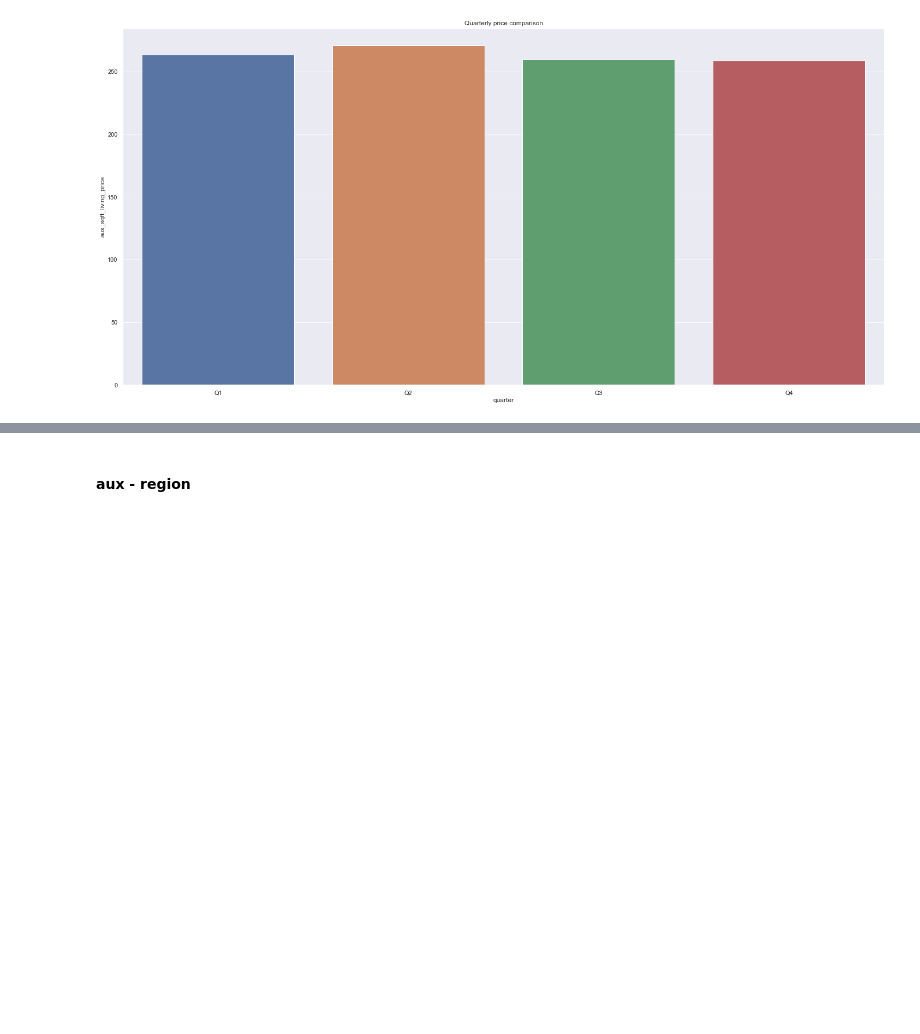
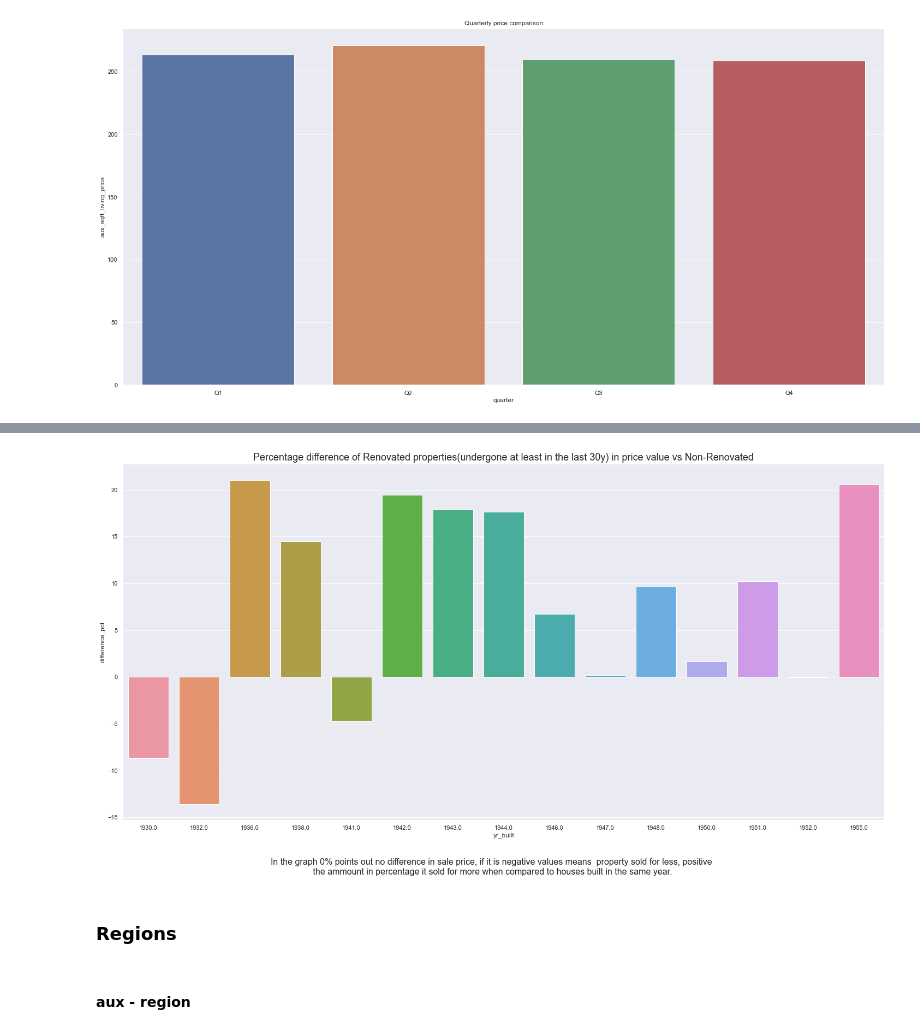
Before and after one commit to fusaa/house-dashboard, a Jupyter notebook: 0 - king county.ipynb, the cells around one changed output, grey strips where cells are left out. Saved outputs shown, nothing was run; the diff lists cells and outputs as text; code cells hidden in the pictures; blank space fills up the shorter version.

```diff
--- a/0 - king county.ipynb
+++ b/0 - king county.ipynb
@@ -500,0 +501,29 @@ plt.title('Quarterly price comparison');
+# %%
+# BUILDING A TABLE FOR COMPARISON YEAR RENOVATED(minumum 30 y renovated) AND YEAR OF CONNSTRUCTION
+
+data.yr_renovated.unique()
+
+# # Group by year renovated, get only renovations last 30y
+data_yc = data[data['yr_renovated'] >= data.yr_renovated.max() - 30 ]
+
+yr_renovated_comparison = data_yc[['yr_built', 'yr_renovated', 'aux_sqft_living_price']].groupby('yr_renovated').median().reset_index()  # (1) group by year renovated, so after we change index to year built
+yr_renovated_comparison.rename(columns = {'aux_sqft_living_price':'mean_price_renovated','yr_renovated':'yr_renovated'},inplace = True)
+yr_renovated_comparison.set_index(['yr_built'], inplace = True)  # now there´re repeated indexes, since we 1st grouped by year of renovation
+# yr_renovated_comparison.drop(data.index[1977], inplace = True)
+yr_renovated_comparison.sort_values(by='yr_built', ascending = 'Ascending', inplace = True)  # Checking
+yr_renovated_comparison.reset_index(inplace = True)
+yr_renovated_comparison = yr_renovated_comparison[['yr_built', 'yr_renovated', 'mean_price_renovated']].groupby('yr_built').mean()  # now getting the MEAN, since it is all median values from the previous groupby (1)
+yr_renovated_comparison
+
+# # No renovation
+d_aux = data[data['yr_renovated'] == 0]  # Only non renovated
+yr_not_renovated_comparison = d_aux[['yr_renovated', 'yr_built', 'aux_sqft_living_price']].groupby('yr_built').median().reset_index()
+yr_not_renovated_comparison.rename(columns = {'aux_sqft_living_price':'mean_price_not_renovated','yr_built':'yr_built'}, inplace = True)
+yr_not_renovated_comparison.set_index(['yr_built'], inplace = True)
+yr_not_renovated_comparison
+
+# # # Renovated
+yr_renovated_comparison = yr_renovated_comparison.merge(yr_not_renovated_comparison , how = 'inner', left_on='yr_built', right_on='yr_built')  # inner so years with no properties renovated get dumped
+yr_renovated_comparison['difference_pct'] = ((yr_renovated_comparison['mean_price_renovated'] / yr_renovated_comparison['mean_price_not_renovated'])  -1) *100
+yr_renovated_comparison.drop(columns = ['yr_renovated_x','yr_renovated_y'], inplace = True)
+yr_renovated_comparison.head(6)
@@ -501,3 +539,20 @@ plt.title('Quarterly price comparison');
+# %%
+# Renovated properties will sell more expensive
+# sns.lineplot(y = 'difference_pct', x = yr_renovated_comparison.index ,data = yr_renovated_comparison)
+# plt.axhline(y=0.5, color='r', linestyle='-')
+# plt.title('Percentage difference of Renovated properties in price value vs Non-Renovated');
+# plt.figtext(0.5, 0.01, "The red line represents 0% difference, if blue line is above it, one can assume that properties built in a specific year sold more expensive, it can be assumed the oposite if blue line is under the red.", ha="center", fontsize=16);
+
+sns.barplot(y = 'difference_pct', x = yr_renovated_comparison.index, data = yr_renovated_comparison, ci = False)
+plt.title('Percentage difference of Renovated properties(undergone at least in the last 30y) in price value vs Non-Renovated', fontsize = 18);
+plt.figtext(0.5, 0.01, "In the graph 0% points out no difference in sale price, if it is negative values means  property sold for less, positive\n the ammount in percentage it sold for more when compared to houses built in the same year.", ha="center", fontsize=16);
+
+
+# As seen on the graph, renovated properties will sell less, specially the old ones, even though they have been renovated - a question to raise would be what kind of renovation a property has to undergo in order to be considered renovated. The graph also is not accounting for how old the renovation is. Therefore this assumption can be rejected.
+# %% [output]
+[figure, new version]
+# %% [markdown]
+### Regions
 # %% [markdown]
 #### aux - region
 # %%
```
Also changed, not shown: parts of 15 cells of this notebook.
